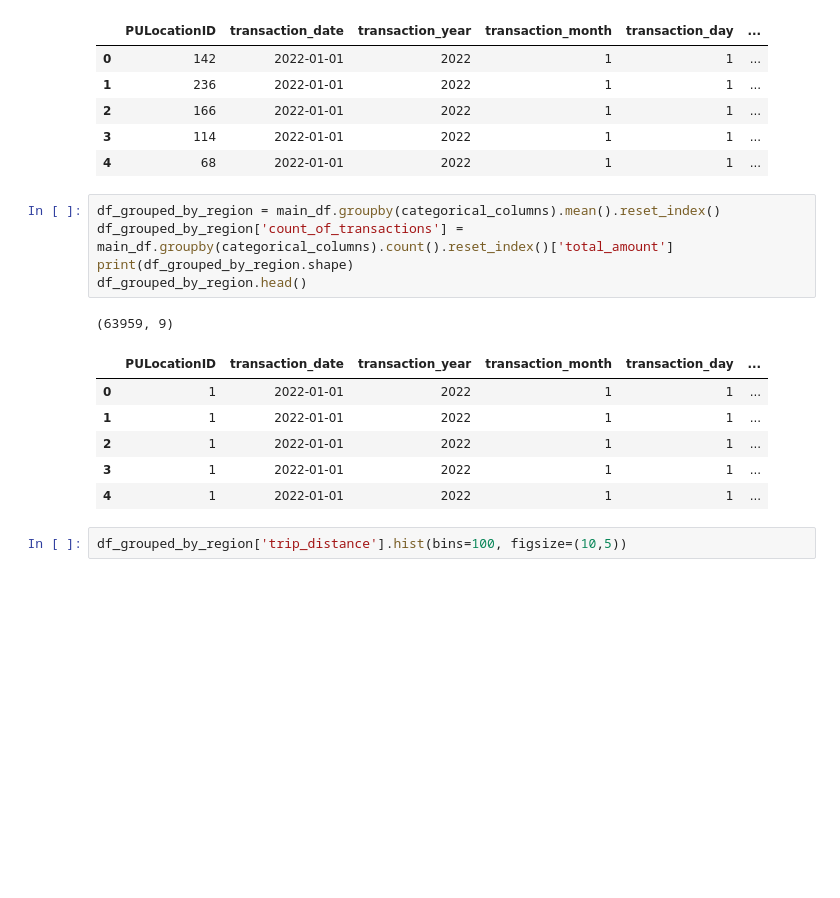
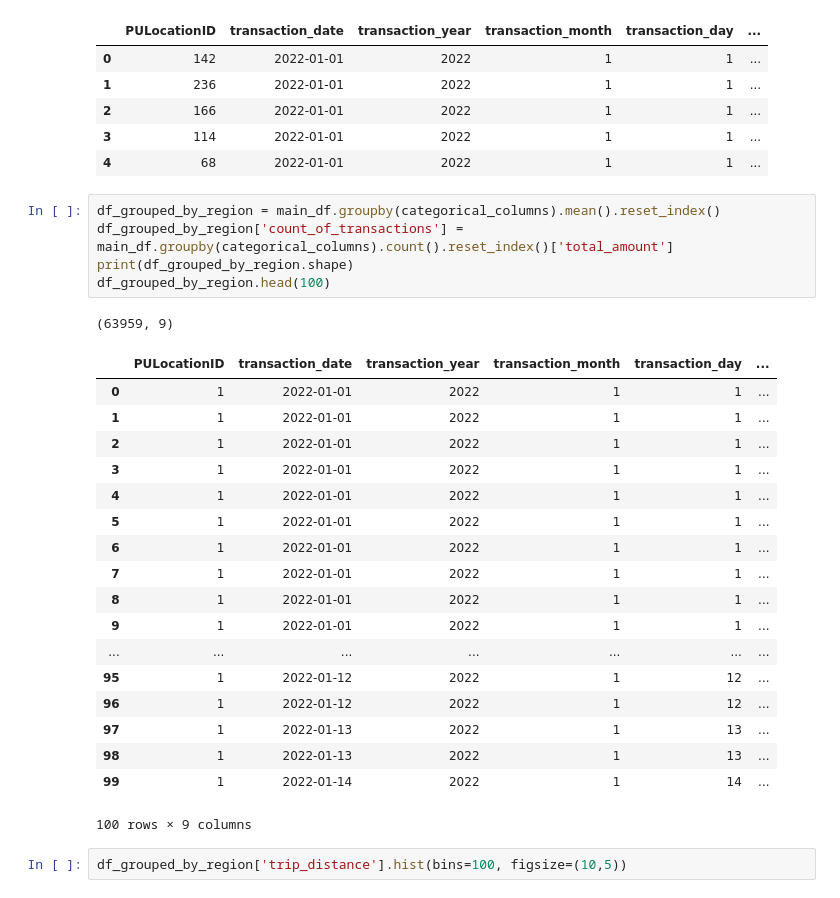
Before and after one commit to MosabKhaled/NewYorkTaxiAnalysis, a Jupyter notebook: New York Taxi Analysis .ipynb, the cells around one changed output. Drawn from its saved outputs; the diff is of its cells as text; blank space fills up the shorter version.

```diff
--- a/New York Taxi Analysis .ipynb
+++ b/New York Taxi Analysis .ipynb
@@ -310,16 +310,28 @@ main_df.head()
 # %%
 df_grouped_by_region = main_df.groupby(categorical_columns).mean().reset_index()
 df_grouped_by_region['count_of_transactions'] = main_df.groupby(categorical_columns).count().reset_index()['total_amount']
 print(df_grouped_by_region.shape)
-df_grouped_by_region.head()
+df_grouped_by_region.head(100)
 # %% [output]
 (63959, 9)
 |  | PULocationID | transaction_date | transaction_year | transaction_month | transaction_day | ... |
 | 0 | 1 | 2022-01-01 | 2022 | 1 | 1 | ... |
 | 1 | 1 | 2022-01-01 | 2022 | 1 | 1 | ... |
 | 2 | 1 | 2022-01-01 | 2022 | 1 | 1 | ... |
 | 3 | 1 | 2022-01-01 | 2022 | 1 | 1 | ... |
 | 4 | 1 | 2022-01-01 | 2022 | 1 | 1 | ... |
+| 5 | 1 | 2022-01-01 | 2022 | 1 | 1 | ... |
+| 6 | 1 | 2022-01-01 | 2022 | 1 | 1 | ... |
+| 7 | 1 | 2022-01-01 | 2022 | 1 | 1 | ... |
+| 8 | 1 | 2022-01-01 | 2022 | 1 | 1 | ... |
+| 9 | 1 | 2022-01-01 | 2022 | 1 | 1 | ... |
+| ... | ... | ... | ... | ... | ... | ... |
+| 95 | 1 | 2022-01-12 | 2022 | 1 | 12 | ... |
+| 96 | 1 | 2022-01-12 | 2022 | 1 | 12 | ... |
+| 97 | 1 | 2022-01-13 | 2022 | 1 | 13 | ... |
+| 98 | 1 | 2022-01-13 | 2022 | 1 | 13 | ... |
+| 99 | 1 | 2022-01-14 | 2022 | 1 | 14 | ... |
+100 rows × 9 columns
 # %%
 df_grouped_by_region['trip_distance'].hist(bins=100, figsize=(10,5))
 # %% [output]
```
Also changed, not shown: parts of 14 cells of this notebook.
